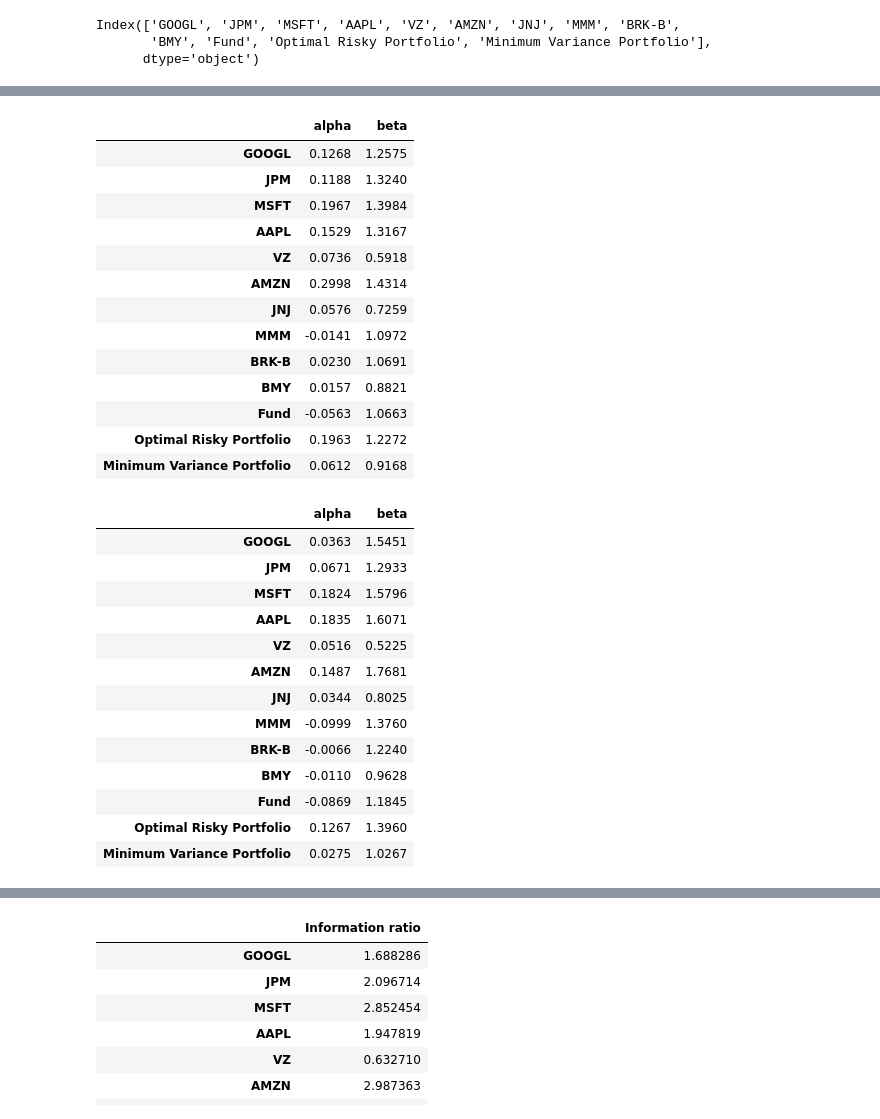
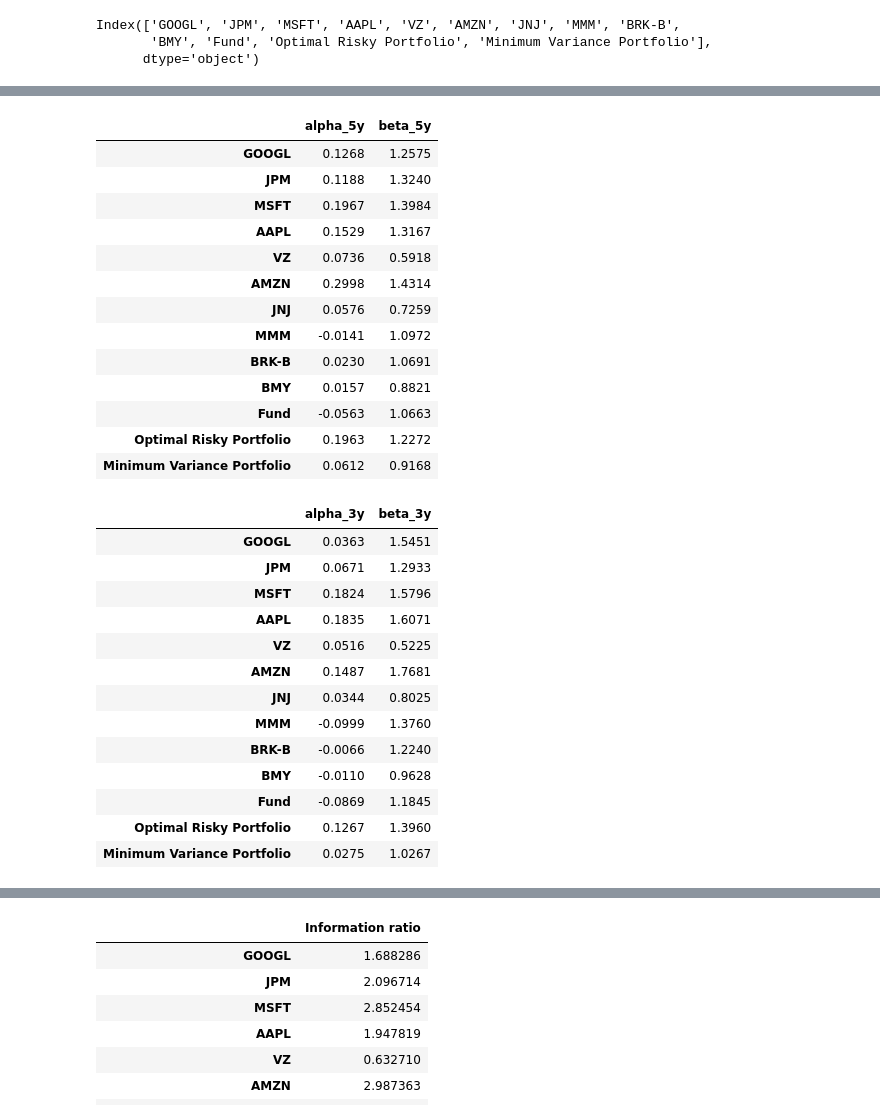
Before and after one commit to AndyCheungSZU/Portfolio-Management-Coursework, a Jupyter notebook: Alpha, Beta, Information Ratio.ipynb, the cells around one changed output, grey strips where cells are left out. Drawn from its saved outputs; the diff is of its cells as text; code cells hidden in the pictures.

```diff
--- a/Alpha, Beta, Information Ratio.ipynb
+++ b/Alpha, Beta, Information Ratio.ipynb
@@ -51,24 +51,24 @@ ret_2017_2019.head()
 # %%
 x = Daily_return.loc[:, 'MSCI'].values
 y = Daily_return.iloc[:, 0:13].values
 
 AB_5y = pd.DataFrame()
 alpha_5y = []
 beta_5y = []
 
 for i in range(13):
     b, a, r_value, p_value, std_err = stats.linregress(x, y[:, i])
     # annualize alpha
     alpha_5y.append(round(a * 250, 4))
     beta_5y.append(round(b, 4))
 
-AB_5y['alpha'] = alpha_5y
-AB_5y['beta'] = beta_5y
+AB_5y['alpha_5y'] = alpha_5y
+AB_5y['beta_5y'] = beta_5y
 AB_5y.index = Cols
 
 AB_5y
 # %% [output]
-|  | alpha | beta |
+|  | alpha_5y | beta_5y |
 | GOOGL | 0.1268 | 1.2575 |
 | JPM | 0.1188 | 1.3240 |
 | MSFT | 0.1967 | 1.3984 |
@@ -96,13 +96,13 @@ for i in range(13):
     alpha_3y.append(round(a * 250, 4))
     beta_3y.append(round(b, 4))
 
-AB_3y['alpha'] = alpha_3y
-AB_3y['beta'] = beta_3y
+AB_3y['alpha_3y'] = alpha_3y
+AB_3y['beta_3y'] = beta_3y
 AB_3y.index = Cols
 
 AB_3y
 # %% [output]
-|  | alpha | beta |
+|  | alpha_3y | beta_3y |
 | GOOGL | 0.0363 | 1.5451 |
 | JPM | 0.0671 | 1.2933 |
 | MSFT | 0.1824 | 1.5796 |
```
Also changed, not shown: parts of 1 cell of this notebook.
